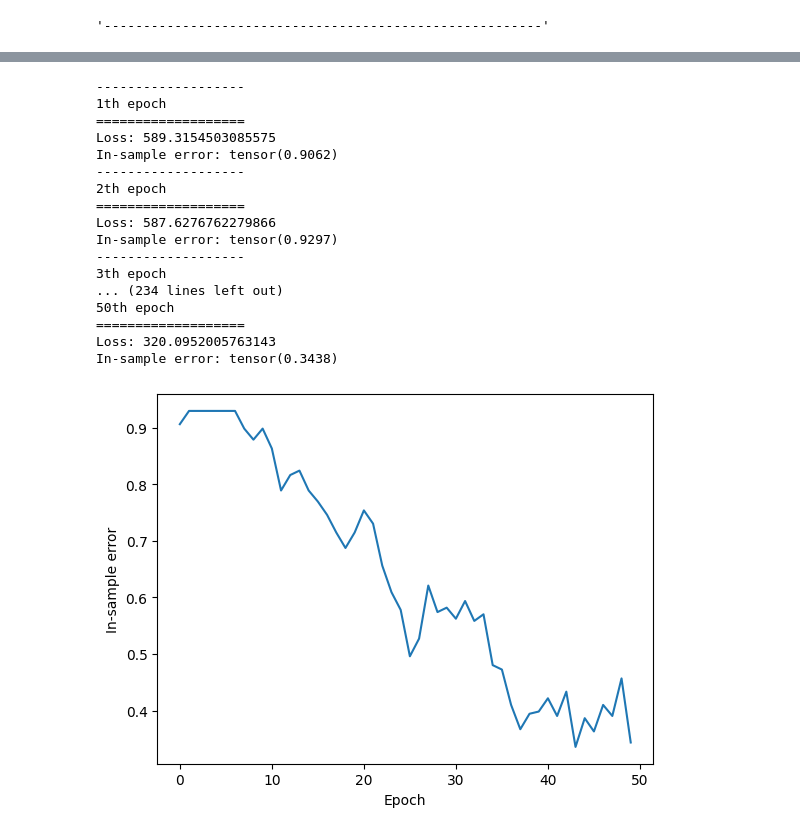
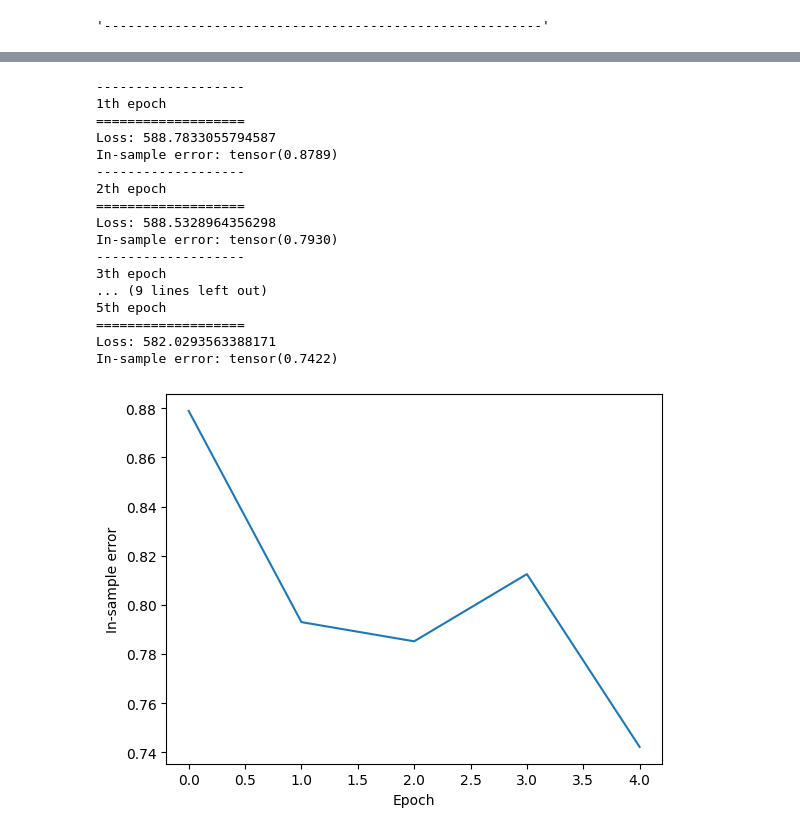
Before and after one commit to Bartosz-G/PyTorch-d2l-Practise, a Jupyter notebook: main.ipynb, the cells around one changed output, grey strips where cells are left out. Saved outputs shown, nothing was run; the diff lists cells and outputs as text; code cells hidden in the pictures.

```diff
--- a/main.ipynb
+++ b/main.ipynb
@@ -306,23 +287,23 @@ MLP_loss = nn.CrossEntropyLoss(reduction='none')
 MLP_trainer = torch.optim.SGD(MLP.parameters(),lr = 0.1)
 # %%
 MLP_Training = Gradient_Trainer(MLP,mnist_train_iter,MLP_loss,MLP_trainer,mnist_test_iter)
-MLP_Training.Train(50,True,True,True)
+MLP_Training.Train(5,True,True,True)
 # %% [output]
 -------------------
 1th epoch
 ===================
-Loss: 589.3154503085575
-In-sample error: tensor(0.9062)
+Loss: 588.7833055794587
+In-sample error: tensor(0.8789)
 -------------------
 2th epoch
 ===================
-Loss: 587.6276762279866
-In-sample error: tensor(0.9297)
+Loss: 588.5328964356298
+In-sample error: tensor(0.7930)
 -------------------
 3th epoch
-... (234 lines left out)
-50th epoch
+... (9 lines left out)
+5th epoch
 ===================
-Loss: 320.0952005763143
-In-sample error: tensor(0.3438)
+Loss: 582.0293563388171
+In-sample error: tensor(0.7422)
-[figure, old version]
+[figure, new version]
```
Also changed, not shown: parts of 14 cells of this notebook.
